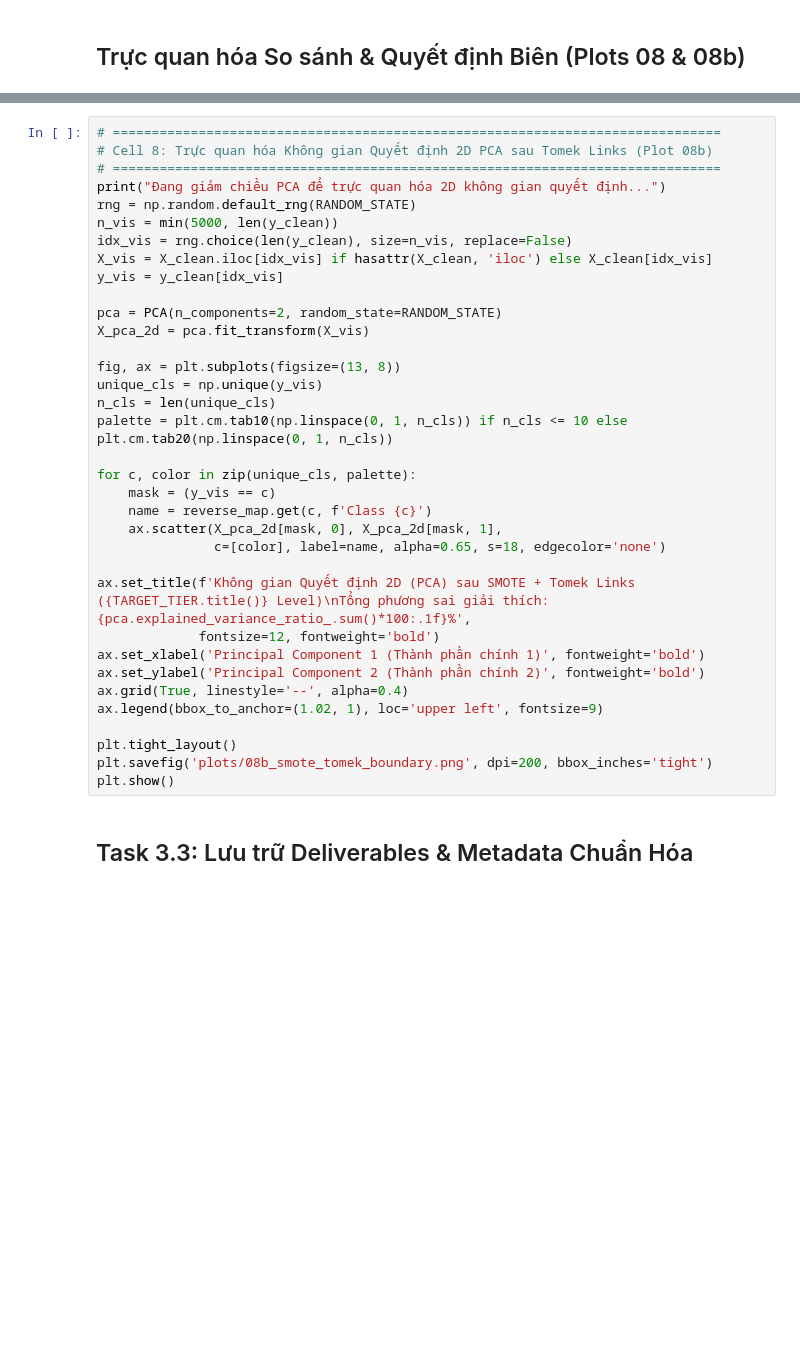
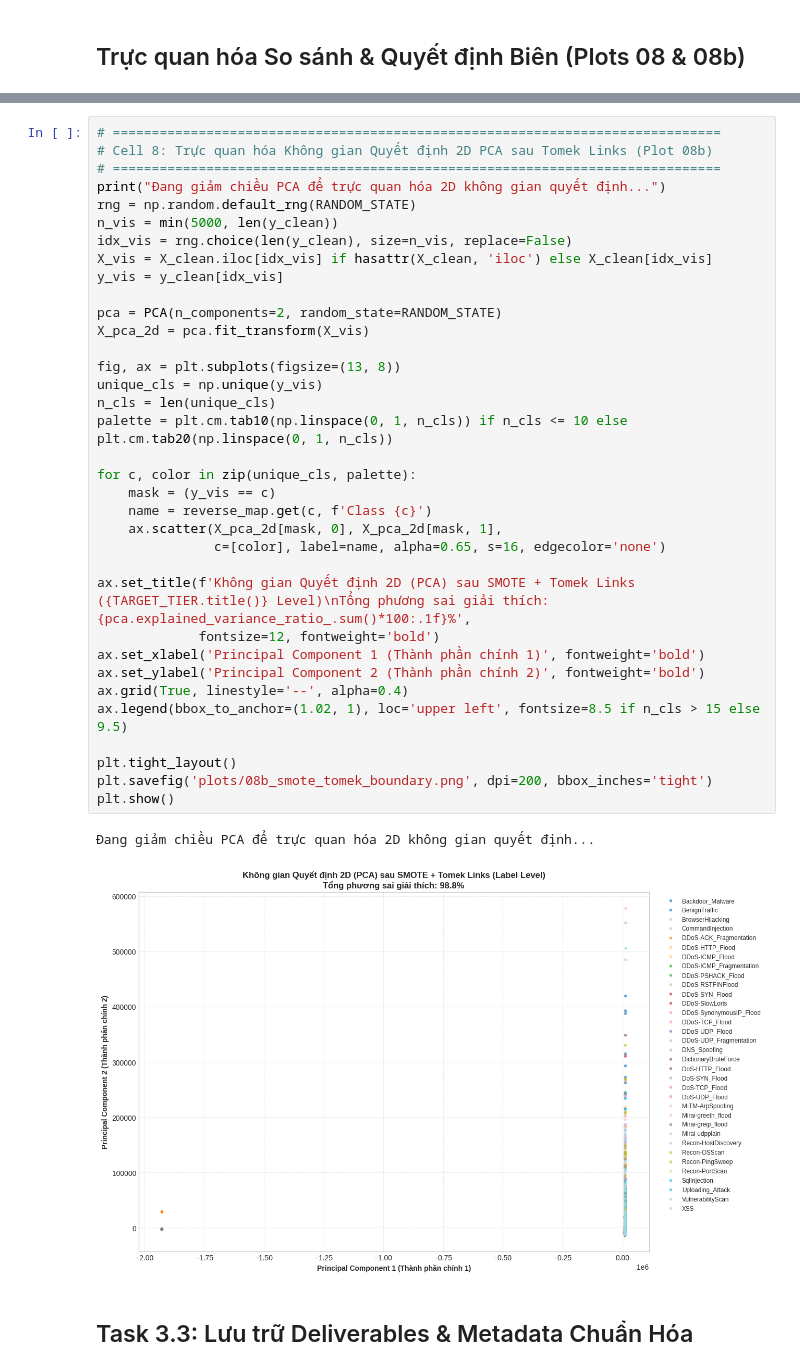
Before and after one commit to nguyen-ngocduong/DATN, a Jupyter notebook: jupyternotebook/03_balance.ipynb, the cells around one changed output, grey strips where cells are left out. Cells and saved outputs as stored; diff of their text form; blank space fills up the shorter version.

```diff
--- a/jupyternotebook/03_balance.ipynb
+++ b/jupyternotebook/03_balance.ipynb
@@ -355,35 +455,38 @@ plt.show()
 # ==============================================================================
 print("Đang giảm chiều PCA để trực quan hóa 2D không gian quyết định...")
 rng = np.random.default_rng(RANDOM_STATE)
 n_vis = min(5000, len(y_clean))
 idx_vis = rng.choice(len(y_clean), size=n_vis, replace=False)
 X_vis = X_clean.iloc[idx_vis] if hasattr(X_clean, 'iloc') else X_clean[idx_vis]
 y_vis = y_clean[idx_vis]
 
 pca = PCA(n_components=2, random_state=RANDOM_STATE)
 X_pca_2d = pca.fit_transform(X_vis)
 
 fig, ax = plt.subplots(figsize=(13, 8))
 unique_cls = np.unique(y_vis)
 n_cls = len(unique_cls)
 palette = plt.cm.tab10(np.linspace(0, 1, n_cls)) if n_cls <= 10 else plt.cm.tab20(np.linspace(0, 1, n_cls))
 
 for c, color in zip(unique_cls, palette):
     mask = (y_vis == c)
     name = reverse_map.get(c, f'Class {c}')
     ax.scatter(X_pca_2d[mask, 0], X_pca_2d[mask, 1],
-               c=[color], label=name, alpha=0.65, s=18, edgecolor='none')
+               c=[color], label=name, alpha=0.65, s=16, edgecolor='none')
 
 ax.set_title(f'Không gian Quyết định 2D (PCA) sau SMOTE + Tomek Links ({TARGET_TIER.title()} Level)\nTổng phương sai giải thích: {pca.explained_variance_ratio_.sum()*100:.1f}%',
              fontsize=12, fontweight='bold')
 ax.set_xlabel('Principal Component 1 (Thành phần chính 1)', fontweight='bold')
 ax.set_ylabel('Principal Component 2 (Thành phần chính 2)', fontweight='bold')
 ax.grid(True, linestyle='--', alpha=0.4)
-ax.legend(bbox_to_anchor=(1.02, 1), loc='upper left', fontsize=9)
+ax.legend(bbox_to_anchor=(1.02, 1), loc='upper left', fontsize=8.5 if n_cls > 15 else 9.5)
 
 plt.tight_layout()
 plt.savefig('plots/08b_smote_tomek_boundary.png', dpi=200, bbox_inches='tight')
 plt.show()
+# %% [output]
+Đang giảm chiều PCA để trực quan hóa 2D không gian quyết định...
+[figure, added]
 # %% [markdown]
 ## Task 3.3: Lưu trữ Deliverables & Metadata Chuẩn Hóa
 # %%
```
Also changed, not shown: parts of 16 cells of this notebook, 22 other files.
